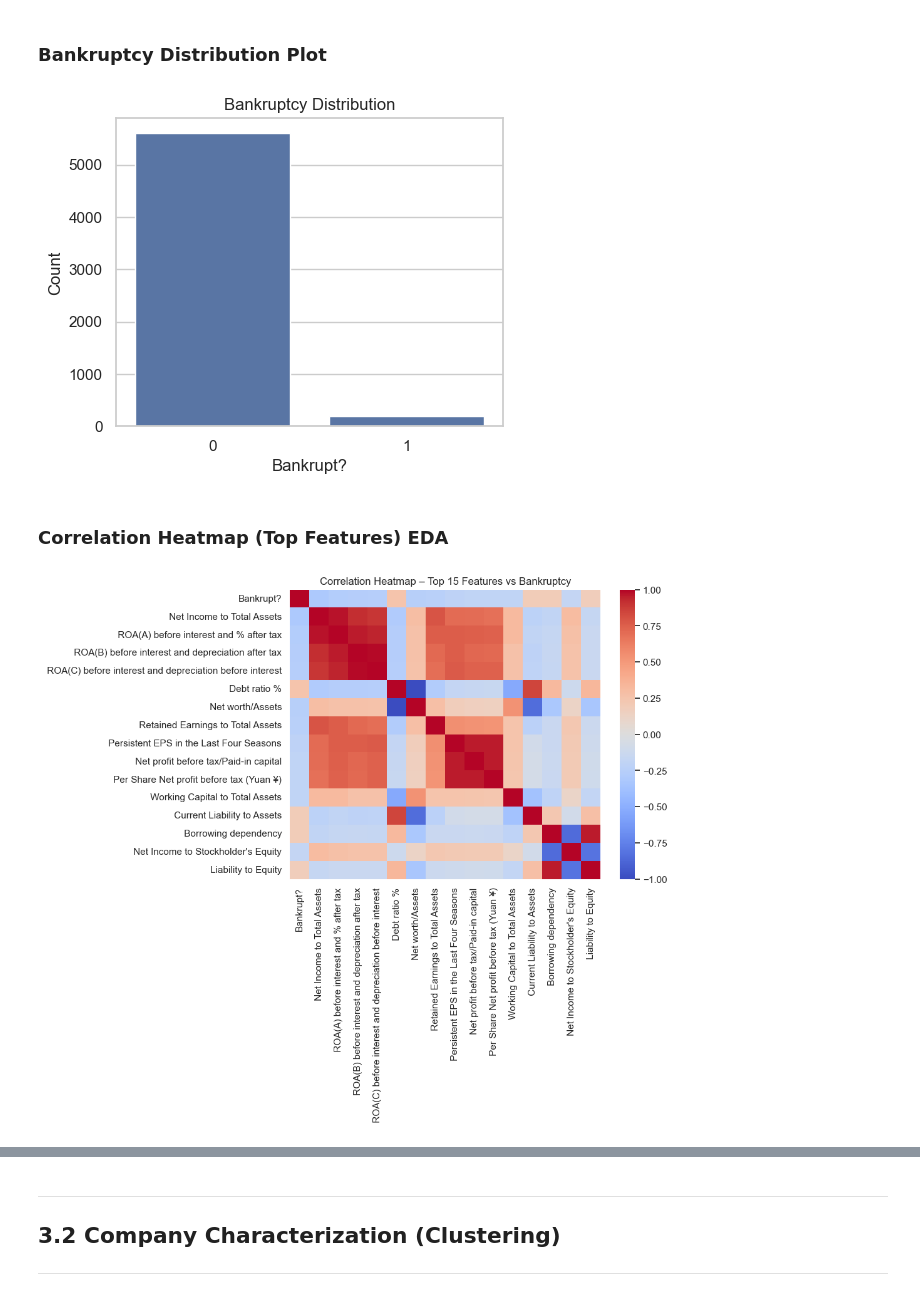
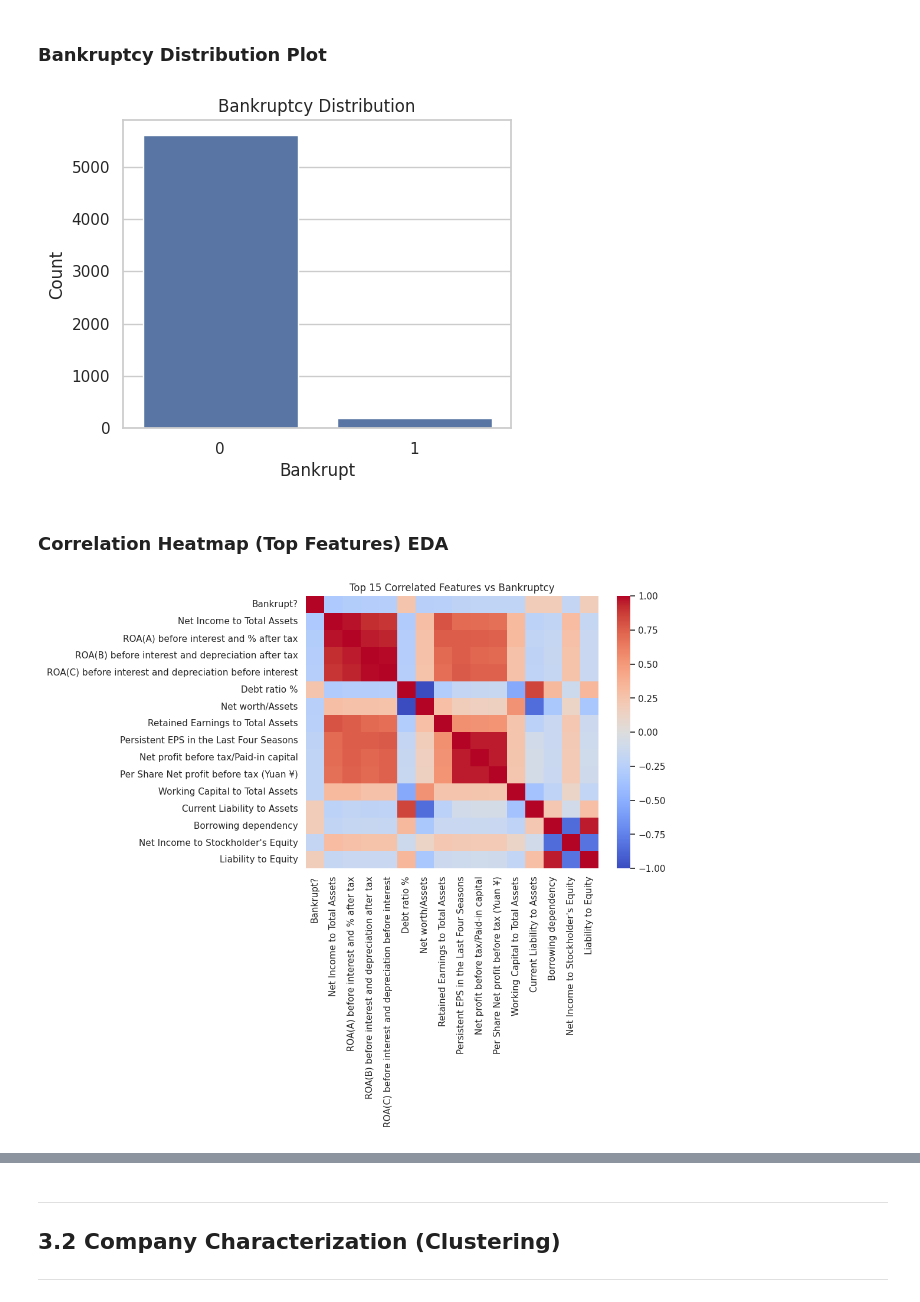
Before and after one commit to ParthGadekar0631/Corporate-Bankruptcy-Prediction-System, a Jupyter notebook: Group4_TrainingData.ipynb, the cells around one changed output, grey strips where cells are left out. Cells and saved outputs as stored; diff of their text form; code cells hidden in the pictures.

```diff
--- a/Group4_TrainingData.ipynb
+++ b/Group4_TrainingData.ipynb
@@ -73,15 +39,2 @@ df_raw.head()
 # %% [markdown]
 ### Cleaning & feature/target split
-# %%
-df = df_raw.copy()
-
-target_col = "Bankrupt?"
-y = df[target_col].astype(int)
-
-drop_cols = ["Index", target_col]
-feature_cols = [c for c in df.columns if c not in drop_cols]
-
-X = df[feature_cols]
-
-print("Number of features:", len(feature_cols))
-X.head()
@@ -100,22 +60,22 @@ Number of features: 95
 plt.figure(figsize=(5,4))
 sns.countplot(x=df[target_col])
 plt.title("Bankruptcy Distribution")
-plt.xlabel("Bankrupt?")
+plt.xlabel("Bankrupt")
 plt.ylabel("Count")
 plt.show()
 # %% [output]
-[figure, old version]
+[figure, new version]
 # %% [markdown]
 ### Correlation Heatmap (Top Features) EDA
 # %%
 corr = df.drop(columns=["Index"]).corr()
 top15 = corr[target_col].abs().sort_values(ascending=False).head(16).index
 
 plt.figure(figsize=(8,6))
 sns.heatmap(df[top15].corr(), annot=False, cmap="coolwarm")
-plt.title("Correlation Heatmap – Top 15 Features vs Bankruptcy")
+plt.title("Top 15 Correlated Features vs Bankruptcy")
 plt.show()
 # %% [output]
-[figure, old version]
+[figure, new version]
 # %% [markdown]
 -------------------------------------
```
Also changed, not shown: parts of 41 cells of this notebook, 11 other files.
